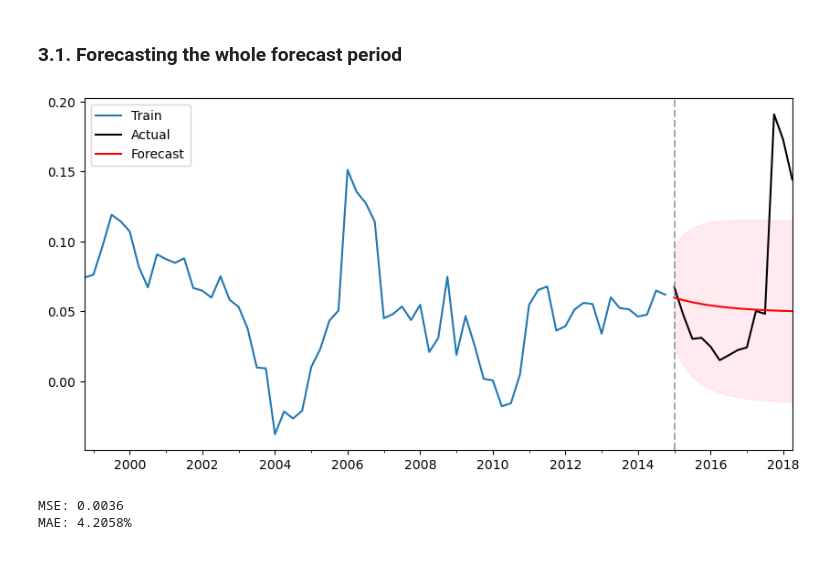
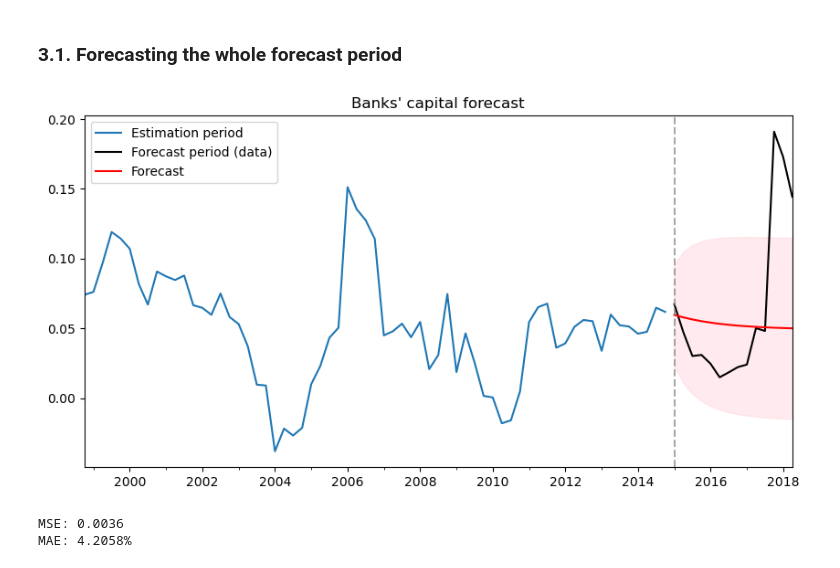
Before and after one commit to hugobrrss/FBF, a Jupyter notebook: homework1.ipynb, the cells around one changed output. Saved outputs shown, nothing was run; the diff lists cells and outputs as text; code cells hidden in the pictures.

```diff
--- a/homework1.ipynb
+++ b/homework1.ipynb
@@ -262,26 +263,26 @@ Can you investigate and try to explain why? Is it better really than our best mo
 # %%
 test_series = final_df['de_cap_g'].loc["2015Q1":"2018Q4"].dropna()
 
 n_forecast = len(test_series)
-dummy_forecast = np.zeros(n_forecast)
+dummy_forecast = np.zeros((n_forecast, 1))
 
 forecast_result = result_ar1_dum.get_forecast(steps=n_forecast, exog=dummy_forecast)
 forecast_mean = forecast_result.predicted_mean
 forecast_ci = forecast_result.conf_int()
 
 # let's plot the forecast against the realised series
 plt.figure(figsize=(10,5))
-series.plot(label='Train')
-test_series.plot(label='Actual', color='black')
+series.plot(label='Estimation period',title="Banks' capital forecast")
+test_series.plot(label='Forecast period (data)', color='black')
 plt.plot(forecast_mean.index, forecast_mean, label='Forecast', color='red')
 plt.fill_between(forecast_mean.index,
                  forecast_ci.iloc[:,0],
                  forecast_ci.iloc[:,1], color='pink', alpha=0.3)
 plt.axvline("2015Q1", color="gray", linestyle="--", alpha=0.7, label="_nolegend_")
 plt.legend()
 plt.show()
 # %% [output]
-[figure, old version]
+[figure, new version]
 # %%
 # Obtaining forecasting metrics MSE and MAE
 from sklearn.metrics import mean_squared_error, mean_absolute_error
```
Also changed, not shown: parts of 8 cells of this notebook.
